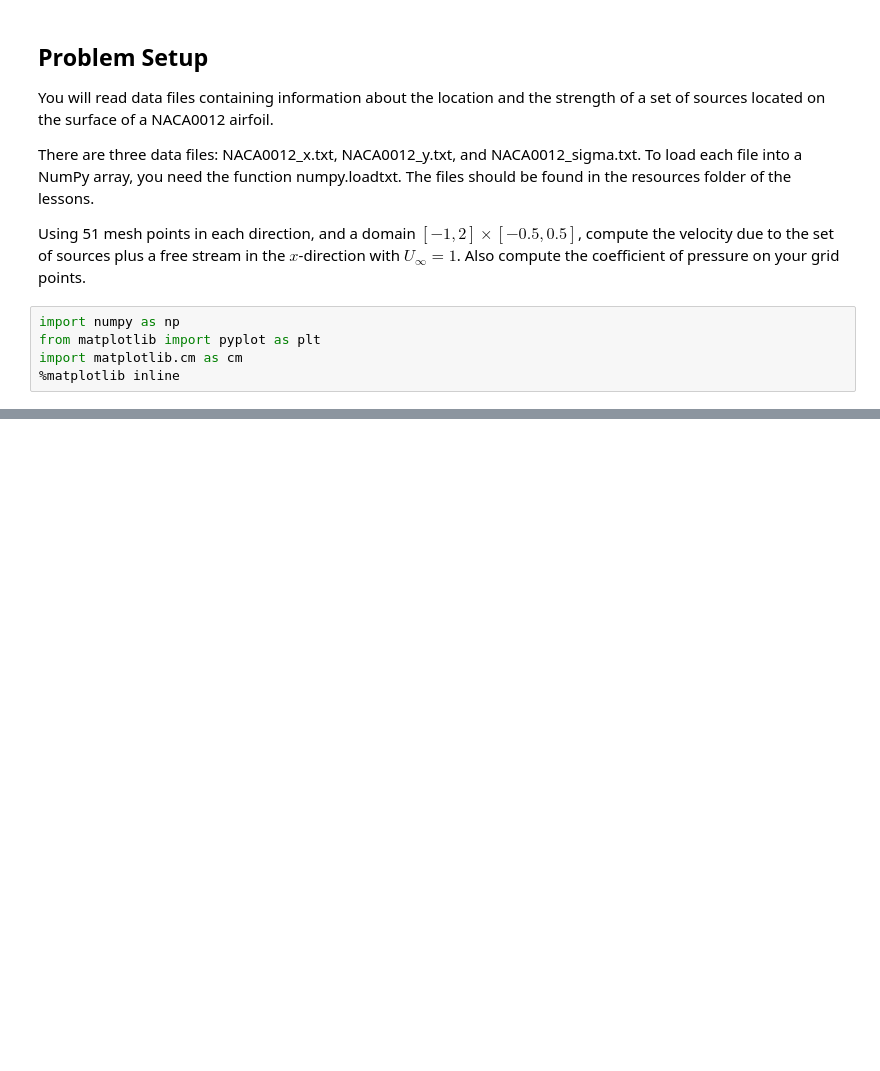
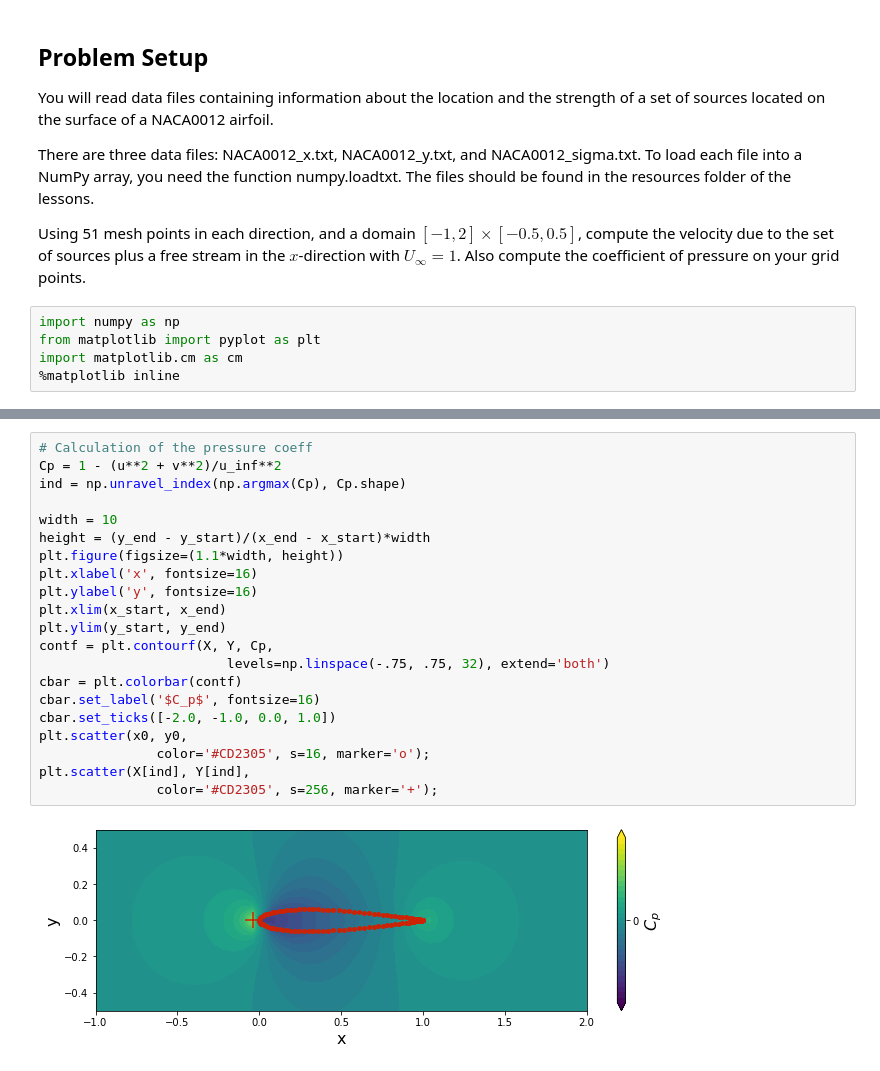
Before and after one commit to riemannsBeard/AeroPython, a Jupyter notebook: lessons/Lesson03_assignment.ipynb, the cells around one changed output, grey strips where cells are left out. Saved outputs shown, nothing was run; the diff lists cells and outputs as text; blank space fills up the shorter version.

```diff
--- a/lessons/Lesson03_assignment.ipynb
+++ b/lessons/Lesson03_assignment.ipynb
@@ -51,0 +150,23 @@ plt.show()
+# %%
+# Calculation of the pressure coeff
+Cp = 1 - (u**2 + v**2)/u_inf**2
+ind = np.unravel_index(np.argmax(Cp), Cp.shape)
+
+width = 10
+height = (y_end - y_start)/(x_end - x_start)*width
+plt.figure(figsize=(1.1*width, height))
+plt.xlabel('x', fontsize=16)
+plt.ylabel('y', fontsize=16)
+plt.xlim(x_start, x_end)
+plt.ylim(y_start, y_end)
+contf = plt.contourf(X, Y, Cp,
+                        levels=np.linspace(-.75, .75, 32), extend='both')
+cbar = plt.colorbar(contf)
+cbar.set_label('$C_p$', fontsize=16)
+cbar.set_ticks([-2.0, -1.0, 0.0, 1.0])
+plt.scatter(x0, y0,
+               color='#CD2305', s=16, marker='o');
+plt.scatter(X[ind], Y[ind],
+               color='#CD2305', s=256, marker='+');
+# %% [output]
+[figure, added]
```
Also changed, not shown: parts of 8 cells of this notebook.
